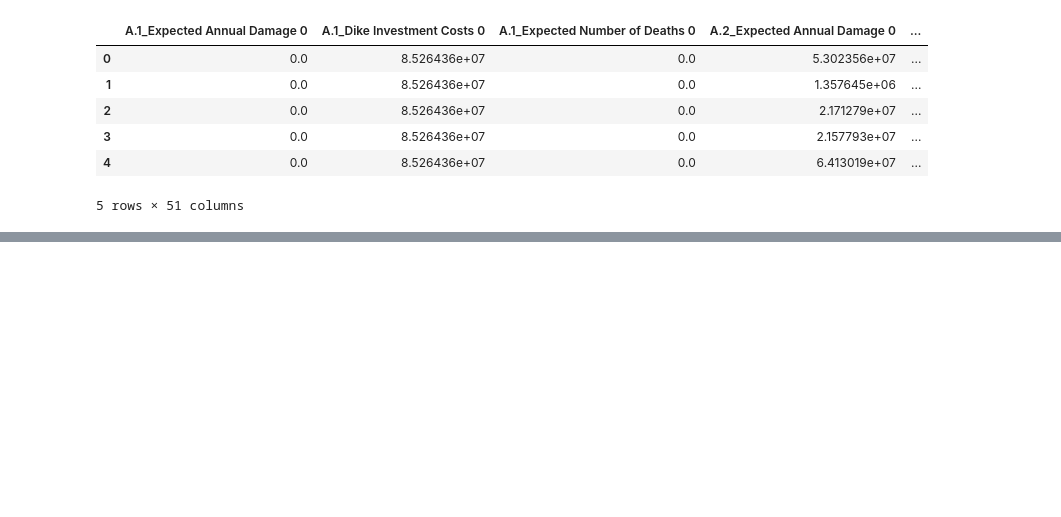
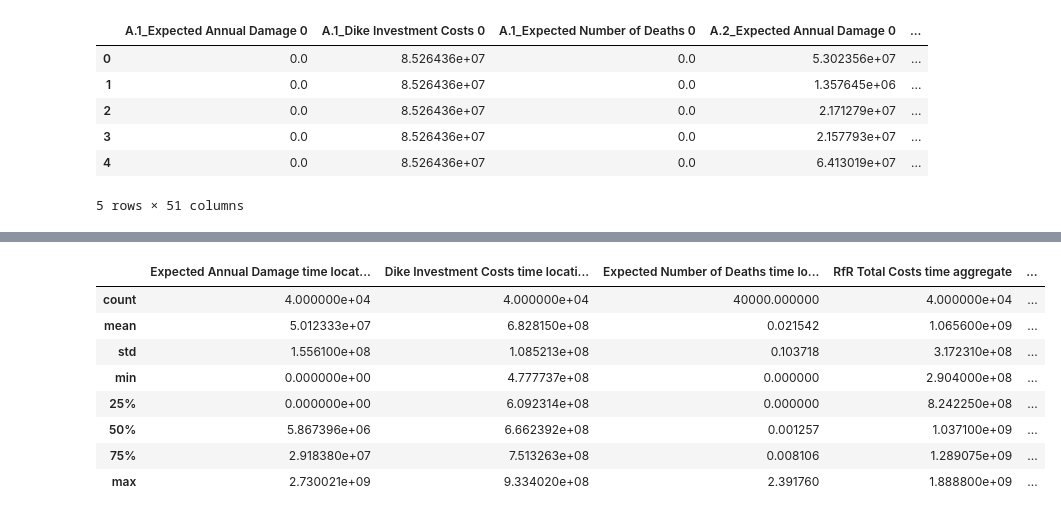
Before and after one commit to willygpv/EPA1361, a Jupyter notebook: final assignment/dike_model/Policy exploration.ipynb, the cells around one changed output, grey strips where cells are left out. Cells and saved outputs as stored; diff of their text form; code cells hidden in the pictures; blank space fills up the shorter version.

```diff
--- a/final assignment/dike_model/Policy exploration.ipynb
+++ b/final assignment/dike_model/Policy exploration.ipynb
@@ -61,8 +45,8 @@ def sum_over(*args):
 # %%
 from ema_workbench import load_results
-experiments, outcomes = load_results('../results/40000scenarios.tar.gz')
-outcomes_df = pd.DataFrame.from_dict(outcomes)
-outcomes_df.head()
+experiments_p, outcomes_p = load_results('../results/40000scenarios.tar.gz')
+outcomes_df_p = pd.DataFrame.from_dict(outcomes_p)
+outcomes_df_p.head()
 # %% [output]
 [MainProcess/INFO] results loaded succesfully from C:\Users\irene\OneDrive\Documenten\GitHub\EPA1361\final assignment\results\40000scenarios.tar.gz
 |  | A.1_Expected Annual Damage 0 | A.1_Dike Investment Costs 0 | A.1_Expected Number of Deaths 0 | A.2_Expected Annual Damage 0 | ... |
@@ -117,0 +172,12 @@ with open('../results/min_max_range_randompolicies.pickle', 'wb') as f:
+# %%
+df_tl_p.describe()
+# %% [output]
+|  | Expected Annual Damage time locat... | Dike Investment Costs time locati... | Expected Number of Deaths time lo... | RfR Total Costs time aggregate | ... |
+| count | 4.000000e+04 | 4.000000e+04 | 40000.000000 | 4.000000e+04 | ... |
+| mean | 5.012333e+07 | 6.828150e+08 | 0.021542 | 1.065600e+09 | ... |
+| std | 1.556100e+08 | 1.085213e+08 | 0.103718 | 3.172310e+08 | ... |
+| min | 0.000000e+00 | 4.777737e+08 | 0.000000 | 2.904000e+08 | ... |
+| 25% | 0.000000e+00 | 6.092314e+08 | 0.000000 | 8.242250e+08 | ... |
+| 50% | 5.867396e+06 | 6.662392e+08 | 0.001257 | 1.037100e+09 | ... |
+| 75% | 2.918380e+07 | 7.513263e+08 | 0.008106 | 1.289075e+09 | ... |
+| max | 2.730021e+09 | 9.334020e+08 | 2.391760 | 1.888800e+09 | ... |
```
Also changed, not shown: parts of 10 cells of this notebook, 2 other files.
